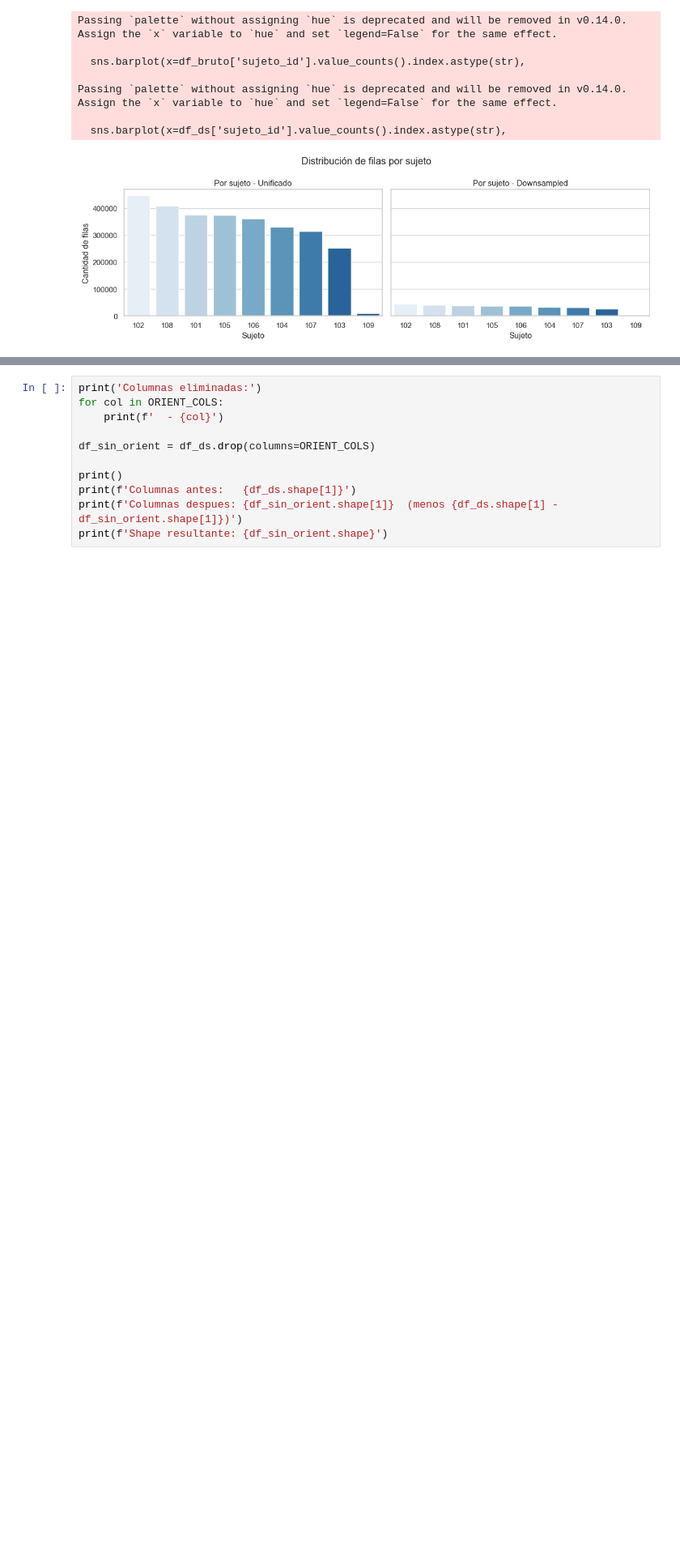
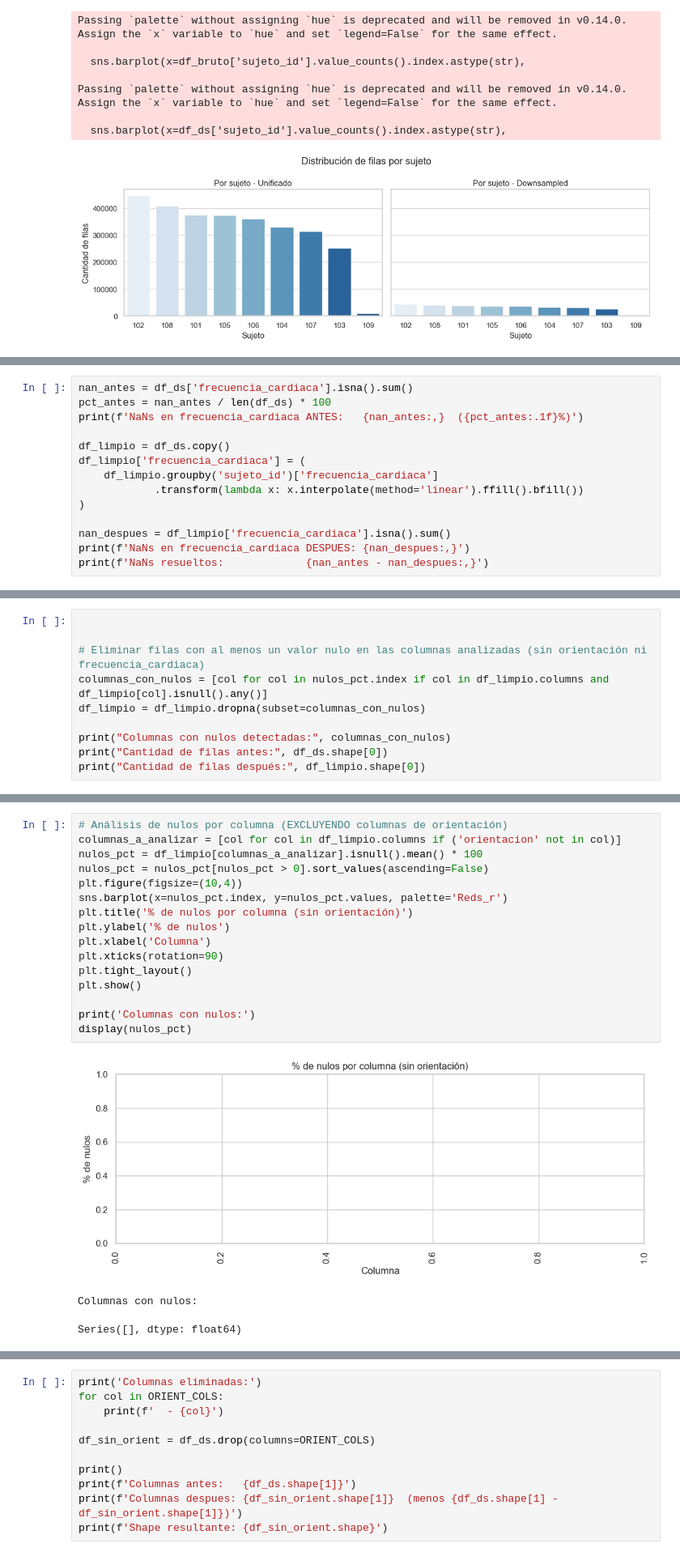
Before and after one commit to FrancoRecalde/TP_CD, a Jupyter notebook: notebooks/01_ETL.ipynb, the cells around one changed output, grey strips where cells are left out. Shown at 81% size. Drawn from its saved outputs; the diff is of its cells as text; blank space fills up the shorter version.

```diff
--- a/notebooks/01_ETL.ipynb
+++ b/notebooks/01_ETL.ipynb
@@ -298,0 +356,14 @@ Passing `palette` without assigning `hue` is deprecated and will be removed in v
+# %%
+nan_antes = df_ds['frecuencia_cardiaca'].isna().sum()
+pct_antes = nan_antes / len(df_ds) * 100
+print(f'NaNs en frecuencia_cardiaca ANTES:   {nan_antes:,}  ({pct_antes:.1f}%)')
+
+df_limpio = df_ds.copy()
+df_limpio['frecuencia_cardiaca'] = (
+    df_limpio.groupby('sujeto_id')['frecuencia_cardiaca']
+            .transform(lambda x: x.interpolate(method='linear').ffill().bfill())
+)
+
+nan_despues = df_limpio['frecuencia_cardiaca'].isna().sum()
+print(f'NaNs en frecuencia_cardiaca DESPUES: {nan_despues:,}')
+print(f'NaNs resueltos:             {nan_antes - nan_despues:,}')
@@ -298,0 +380,10 @@ Passing `palette` without assigning `hue` is deprecated and will be removed in v
+# %%
+
+
+# Eliminar filas con al menos un valor nulo en las columnas analizadas (sin orientación ni frecuencia_cardiaca)
+columnas_con_nulos = [col for col in nulos_pct.index if col in df_limpio.columns and df_limpio[col].isnull().any()]
+df_limpio = df_limpio.dropna(subset=columnas_con_nulos)
+
+print("Columnas con nulos detectadas:", columnas_con_nulos)
+print("Cantidad de filas antes:", df_ds.shape[0])
+print("Cantidad de filas después:", df_limpio.shape[0])
@@ -298,0 +396,20 @@ Passing `palette` without assigning `hue` is deprecated and will be removed in v
+# %%
+# Análisis de nulos por columna (EXCLUYENDO columnas de orientación)
+columnas_a_analizar = [col for col in df_limpio.columns if ('orientacion' not in col)]
+nulos_pct = df_limpio[columnas_a_analizar].isnull().mean() * 100
+nulos_pct = nulos_pct[nulos_pct > 0].sort_values(ascending=False)
+plt.figure(figsize=(10,4))
+sns.barplot(x=nulos_pct.index, y=nulos_pct.values, palette='Reds_r')
+plt.title('% de nulos por columna (sin orientación)')
+plt.ylabel('% de nulos')
+plt.xlabel('Columna')
+plt.xticks(rotation=90)
+plt.tight_layout()
+plt.show()
+
+print('Columnas con nulos:')
+display(nulos_pct)
+# %% [output]
+[figure, added]
+Columnas con nulos:
+Series([], dtype: float64)
```
Also changed, not shown: parts of 17 cells of this notebook.
